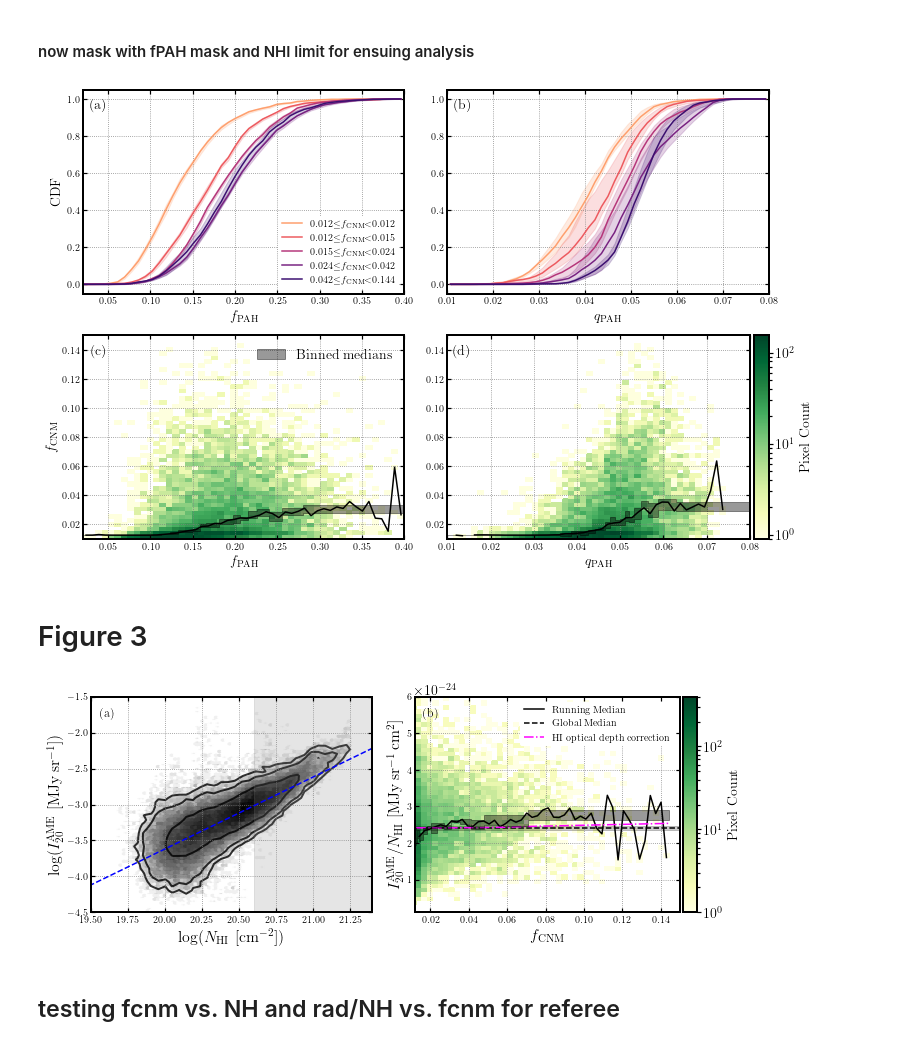
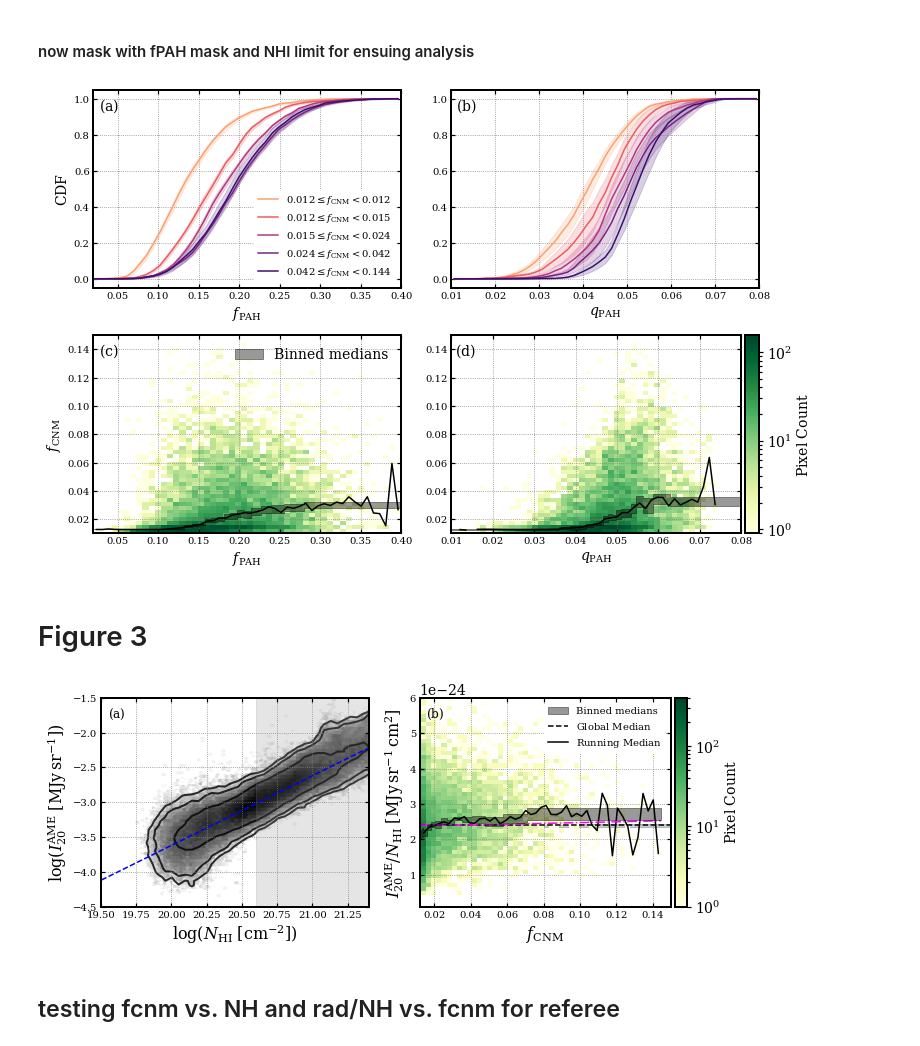
Before and after one commit to cmurray-astro/fcnm_pah_ame, a Jupyter notebook: Create_Figures.ipynb, the cells around one changed output. Drawn from its saved outputs; the diff is of its cells as text; code cells hidden in the pictures.

```diff
--- a/Create_Figures.ipynb
+++ b/Create_Figures.ipynb
@@ -3,6 +3,7 @@ import numpy as np
 from astropy.io import fits
 
 import matplotlib
+matplotlib.rcParams.update(matplotlib.rcParamsDefault)
 from astropy.wcs import WCS
 from scipy import ndimage
 import healpy as hp
@@ -291,7 +317,7 @@ def plot_block_boot_cdf(qpah_edges, fcnm_edges, qpah_map, fcnm_map, n_boot, n_bl
 
     # Compute Galactic block and their indices
     block_inds = create_block_inds_gal(qpah_map, n_blocks, nside_set)
-    block_inds = np.array(block_inds)
+    block_inds = np.array(block_inds, dtype=object)
     block_inds_ids = np.arange(n_blocks-1)
 
     # Loop through bins of increasing f_CNM
@@ -339,7 +365,7 @@ def plot_block_boot_cdf(qpah_edges, fcnm_edges, qpah_map, fcnm_map, n_boot, n_bl
         qpah_mids = (qpah_edges[1:] + qpah_edges[0:-1]) / 2.
         ax.fill_between(qpah_mids, qmin, qmax, color=bincolor, alpha=0.2)
 
-        ax.plot(qpah_mids, qfull, color=bincolor, zorder=2, label=str(np.int((fcnm_edges[j])*1000.)/1000.)+r'$\leq $' +legendstr +r'$<$'+str(np.int((fcnm_edges[j+1])*1000.)/1000.))
+        ax.plot(qpah_mids, qfull, color=bincolor, zorder=2, label=str(int((fcnm_edges[j])*1000.)/1000.)+r'$\leq $' +legendstr +r'$<$'+str(int((fcnm_edges[j+1])*1000.)/1000.))
 # %%
 def plot_block_boot_medians(x_edges, x_map, y_map, n_boot, n_blocks, ax, bincolor='black', label=None):
     """ Plot running medians of q_PAH for increasing bins of f_CNM, with uncertainty ranges computed
@@ -359,7 +385,7 @@ def plot_block_boot_medians(x_edges, x_map, y_map, n_boot, n_blocks, ax, bincolo
 
     # Compute RA block and their indices
     block_inds = create_block_inds_gal(x_map, n_blocks, nside_set)
-    block_inds = np.array(block_inds)
+    block_inds = np.array(block_inds, dtype=object)
     block_inds_ids = np.arange(n_blocks-1)
 
     meds = []
@@ -429,11 +455,11 @@ fcnm_arr = fcnm[(fcnm>0.0126)]
 fcnm_bins = mquantiles(fcnm_arr, np.arange(n_fcnm_bins)/(n_fcnm_bins-1))
 
 
-n_boot = 10
+n_boot = 1000
 n_blocks = 10
 n_median_bins = 20
 
-dx =0.05
+dx = 0.05
 dy = 0.92
 fntz = 14
 
@@ -502,34 +528,34 @@ hist, xbins, ybins, im = ax.hist2d(qpah, fcnm, bins=50, range=[[0.01, .08], [0.0
 ax.set_xlabel(r'$q_{\rm PAH}$')
 x_map = qpah
 y_map = fcnm
 qpah_bins = mquantiles(qpah[~np.isnan(qpah)], np.arange(n_median_bins)/(n_median_bins-1))
 
 medians, edges, nums = stats.binned_statistic(qpah[~np.isnan(qpah) & (~np.isnan(fcnm))],fcnm[~np.isnan(qpah)& (~np.isnan(fcnm))],
                                               bins=xbins,statistic='median')
 centers = (edges[:-1] + edges[1:]) / 2.
 ax.plot(centers, medians,'k-')
 
 plot_block_boot_medians(qpah_bins, x_map, y_map, n_boot, n_blocks, ax)
 ax.grid(ls='dotted', color='grey')
 ax.set_xlim(0.01,0.08)
 ax.tick_params(axis='both', which='both', labelsize=10,
                  bottom=True, top=True, left=True, right=True,
                  direction='in')
 
 divider = make_axes_locatable(ax)
 cax = divider.append_axes('right', size='5%', pad=0.05)
 plt.colorbar(im, cax=cax,label=r'${\rm Pixel\ Count}$')
 
 ax.text(dx,dy,r"$\rm (d)$",
             horizontalalignment='center',
             verticalalignment='center',
             transform=ax.transAxes, fontsize=fntz)
 
 
 plt.tight_layout()
 plt.savefig('fig2_nhicut.pdf', format='pdf')
 # %% [output]
-[figure, old version]
+[figure, new version]
 # %% [markdown]
 # Figure 3
 # %%
@@ -599,7 +625,7 @@ fcnm_bins = mquantiles(fcnm_arr, np.arange(n_fcnm_bins)/(n_fcnm_bins-1))
 taucolor='orange'
 
 im = ax.hexbin(np.log10(nhi), np.log10(IAME_20), gridsize=100, cmap='Greys', bins='log', extent=[19.3,21.6,-4.5,-1.5])
-H, xt, yt = np.histogram2d(np.log10(nhi), np.log10(IAME_20), bins=50, range=[[19.3,21.6],[-4.5,-1.5]])
+H, xt, yt = np.histogram2d(np.log10(nhi_full), np.log10(IAME_20), bins=50, range=[[19.3,21.6],[-4.5,-1.5]])
 kvals = [19.3,21.6,-4.5,-1.5]
 plot_cool_contours(H, H, kvals, ax, 'bone', find_grid=False, contourcolor='black')
 
@@ -621,7 +647,7 @@ ax.plot(np.log10(nbins), np.log10(nbins*overall_slope), color='blue', ls='dashed
 plot_block_boot_medians(fcnm_bins, fcnm, IAME_20/nhi, n_boot, n_blocks, ax2, label='Binned medians')
 
 h  = ax2.hist2d(fcnm, IAME_20/nhi, bins=50, range=[[0.01, 0.15],[0.2e-24, 6e-24]], cmap='YlGn',
-               norm=colors.LogNorm(), vmax=400)
+               norm=colors.LogNorm( vmax=400))
 divider = make_axes_locatable(ax2)
 cax = divider.append_axes('right', size='5%', pad=0.05)
 plt.colorbar(h[3], cax=cax,label=r'${\rm Pixel\ Count}$')
@@ -671,7 +697,7 @@ ax2.text(0.06, 0.92,r"$\rm (b)$",
 plt.tight_layout()
 plt.savefig('fig3_nhicut.pdf', format='pdf')
 # %% [output]
-[figure, old version]
+[figure, new version]
 # %% [markdown]
 ## testing fcnm vs. NH and rad/NH vs. fcnm for referee
 # %%
```
Also changed, not shown: parts of 14 cells of this notebook, 1 other file.
